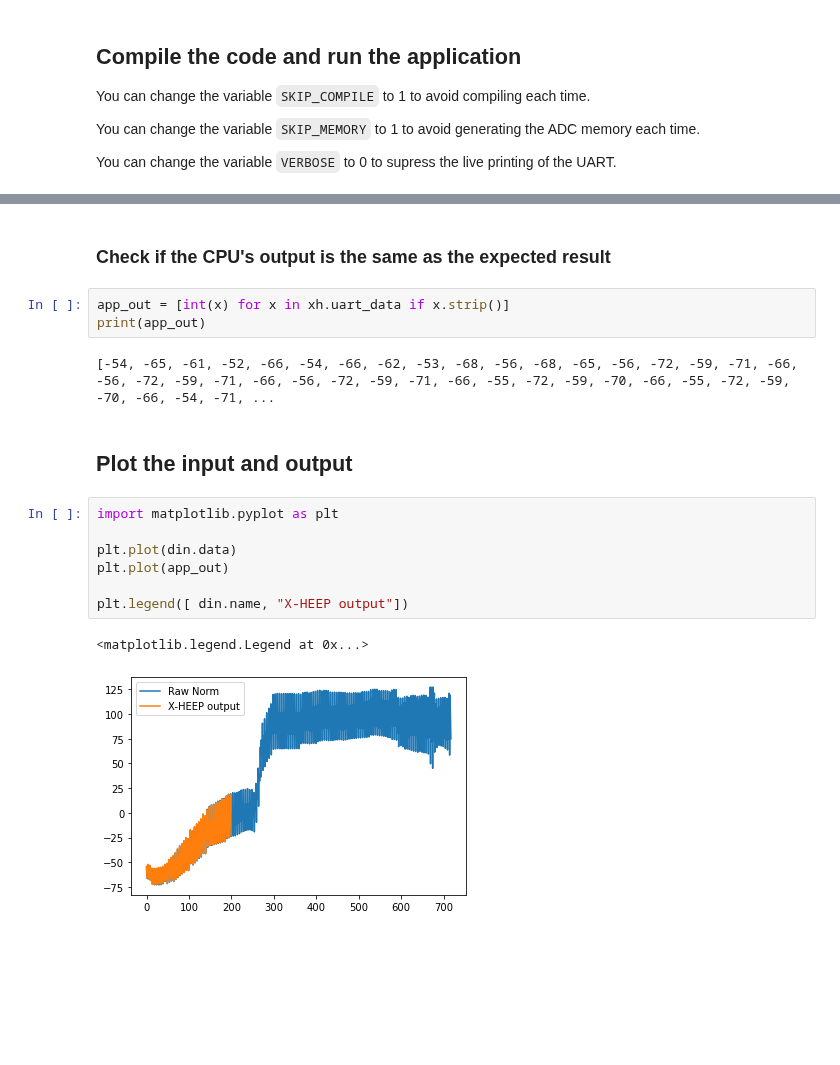
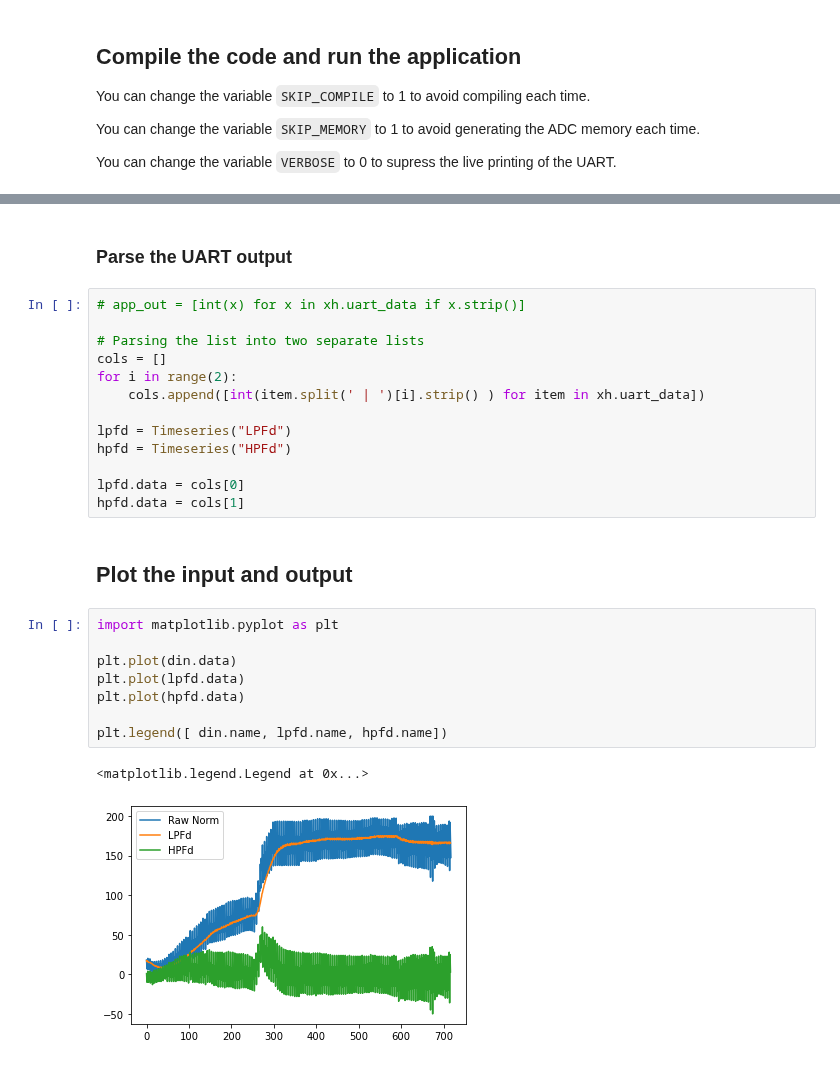
Before and after one commit to esl-epfl/x-heep-femu-sdk, a Jupyter notebook: sw/arm/apps/adc-emu/adc-emu.ipynb, the cells around one changed output, grey strips where cells are left out. Drawn from its saved outputs; the diff is of its cells as text; blank space fills up the shorter version.

```diff
--- a/sw/arm/apps/adc-emu/adc-emu.ipynb
+++ b/sw/arm/apps/adc-emu/adc-emu.ipynb
@@ -114,21 +108,30 @@ if SKIP_COMPILE or xh.compile_app("adc-emu"):
 ✅ Compile SUCCESS
 ✅ Return SUCCESS
 # %% [markdown]
-### Check if the CPU's output is the same as the expected result
+### Parse the UART output
 # %%
-app_out = [int(x) for x in xh.uart_data if x.strip()]
-print(app_out)
+# app_out = [int(x) for x in xh.uart_data if x.strip()]
+
+# Parsing the list into two separate lists
+cols = []
+for i in range(2):
+    cols.append([int(item.split(' | ')[i].strip() ) for item in xh.uart_data])
+
+lpfd = Timeseries("LPFd")
+hpfd = Timeseries("HPFd")
+
+lpfd.data = cols[0]
+hpfd.data = cols[1]
-# %% [output]
-[-54, -65, -61, -52, -66, -54, -66, -62, -53, -68, -56, -68, -65, -56, -72, -59, -71, -66, -56, -72, -59, -71, -66, -56, -72, -59, -71, -66, -55, -72, -59, -70, -66, -55, -72, -59, -70, -66, -54, -71, ...
 # %% [markdown]
 ## Plot the input and output
 # %%
 import matplotlib.pyplot as plt
 
 plt.plot(din.data)
-plt.plot(app_out)
+plt.plot(lpfd.data)
+plt.plot(hpfd.data)
 
-plt.legend([ din.name, "X-HEEP output"])
+plt.legend([ din.name, lpfd.name, hpfd.name])
 # %% [output]
 <matplotlib.legend.Legend at 0x...>
-[figure, old version]
+[figure, new version]
```
Also changed, not shown: parts of 3 cells of this notebook, 17 other files.
